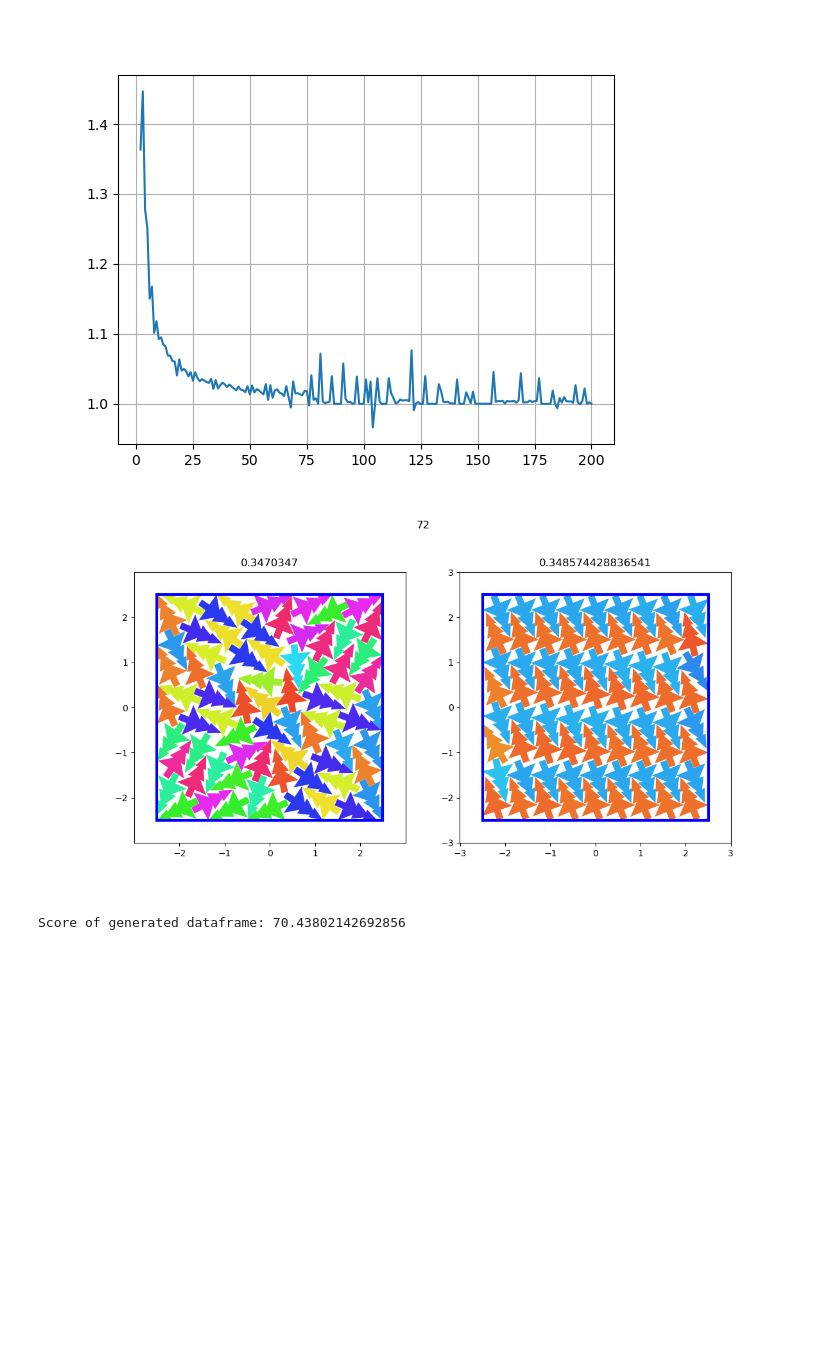
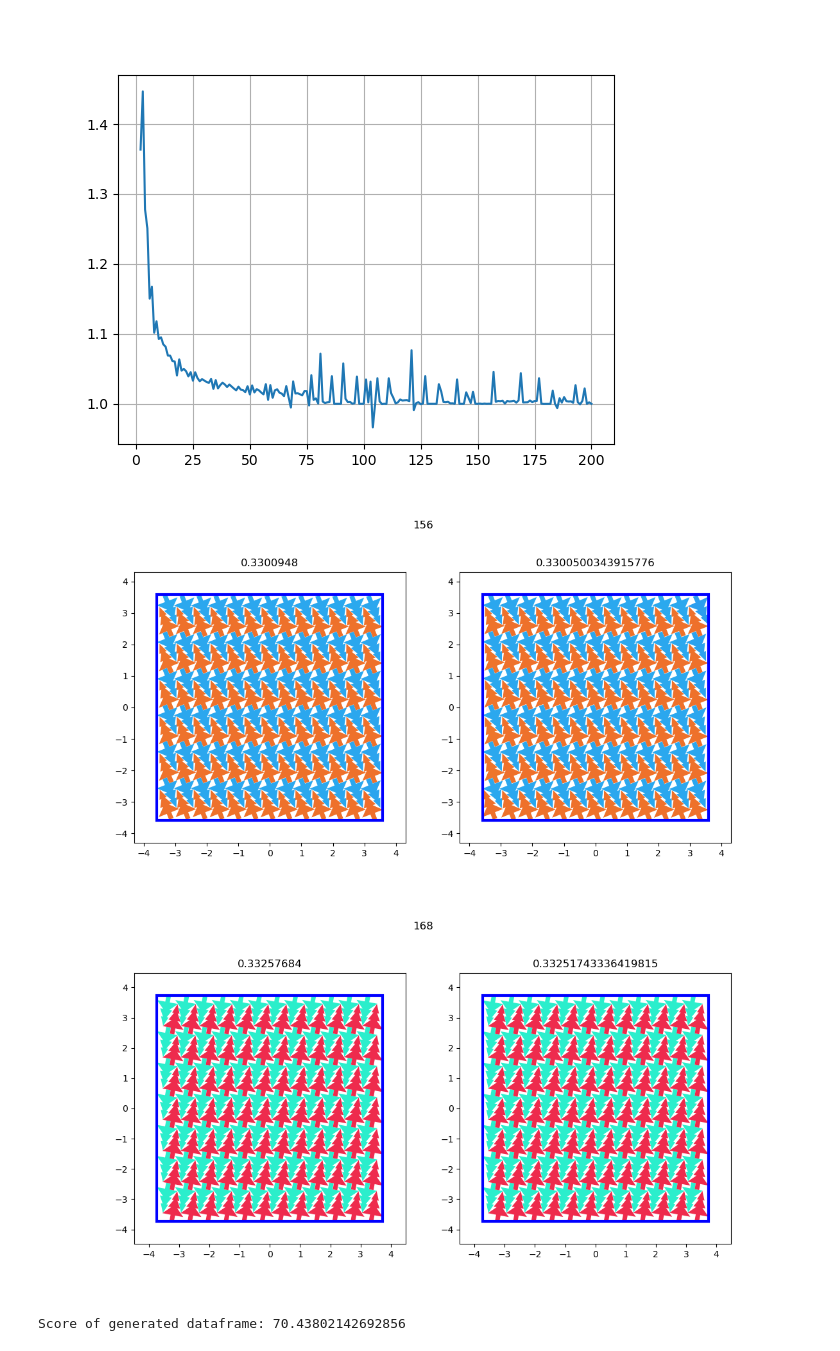
Before and after one commit to jcottaar/packing, a Jupyter notebook: analysis/compare_solutions.ipynb, the cells around one changed output. Cells and saved outputs as stored; diff of their text form; code cells hidden in the pictures; blank space fills up the shorter version.

```diff
--- a/analysis/compare_solutions.ipynb
+++ b/analysis/compare_solutions.ipynb
@@ -157,21 +157,22 @@ plt.grid(True)
 [figure]
 # %%
 #importlib.reload(kgs)
-for N in [72]:
+for N in [156,168]:
     _,ax = plt.subplots(1,2,figsize=(12,6))
     pack_vis_sol.pack_vis_sol(mine[0][N-1], solution_idx=0, ax=ax[0])
     plt.sca(ax[0])
     plt.title(mine[1][N-1])
     sol2 = copy.deepcopy(theirs[0][N-1])
     sol2.xyt[0,...] = kgs.find_best_transformation(mine[0][N-1].xyt[0], sol2.xyt[0])[0]
     sol2.snap()
     #sol2.xyt = cp.concatenate((overall_best[N-1].xyt, sol2.xyt), axis=1)
     pack_vis_sol.pack_vis_sol(sol2, solution_idx=0, ax=ax[1])
     plt.sca(ax[1])
     plt.title(theirs[1][N-1])
     plt.suptitle(N)
 # %% [output]
-[figure, old version]
+[figure, new version]
+[figure, added]
 # %%
 import pack_io
 pdx = pack_io.solution_list_to_dataframe(mine[0], compact=False)
```
Also changed, not shown: 6 other files.
